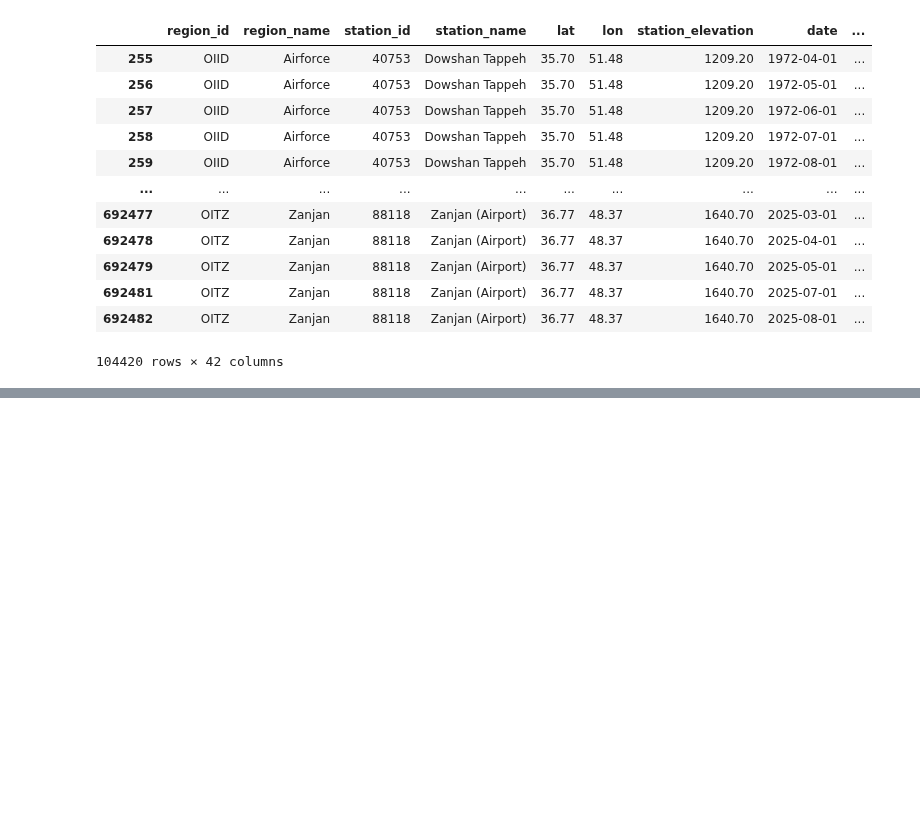
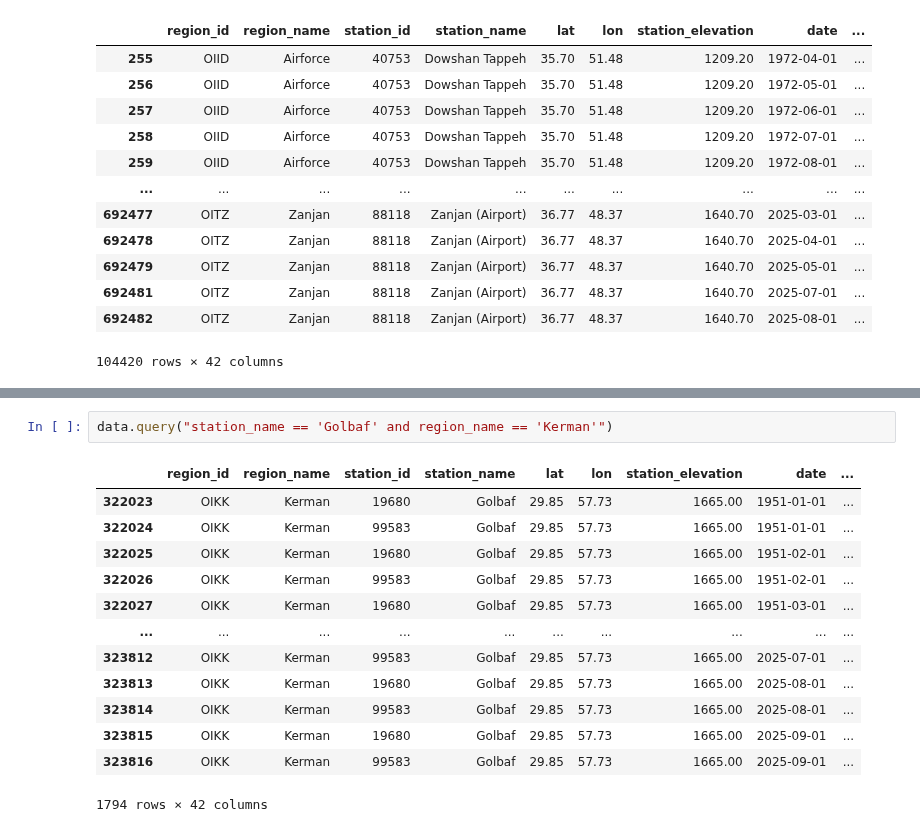
Before and after one commit to shirazialianpooya/panel-data-eto, a Jupyter notebook: src/Python/_03_.ipynb, the cells around one changed output, grey strips where cells are left out. Saved outputs shown, nothing was run; the diff lists cells and outputs as text; blank space fills up the shorter version.

```diff
--- a/src/Python/_03_.ipynb
+++ b/src/Python/_03_.ipynb
@@ -231,0 +232,16 @@ df.groupby("station_name")["station_name"].count().sort_values(ascending=False).
+# %%
+data.query("station_name == 'Golbaf' and region_name == 'Kerman'")
+# %% [output]
+|  | region_id | region_name | station_id | station_name | lat | lon | station_elevation | date | ... |
+| 322023 | OIKK | Kerman | 19680 | Golbaf | 29.85 | 57.73 | 1665.00 | 1951-01-01 | ... |
+| 322024 | OIKK | Kerman | 99583 | Golbaf | 29.85 | 57.73 | 1665.00 | 1951-01-01 | ... |
+| 322025 | OIKK | Kerman | 19680 | Golbaf | 29.85 | 57.73 | 1665.00 | 1951-02-01 | ... |
+| 322026 | OIKK | Kerman | 99583 | Golbaf | 29.85 | 57.73 | 1665.00 | 1951-02-01 | ... |
+| 322027 | OIKK | Kerman | 19680 | Golbaf | 29.85 | 57.73 | 1665.00 | 1951-03-01 | ... |
+| ... | ... | ... | ... | ... | ... | ... | ... | ... | ... |
+| 323812 | OIKK | Kerman | 99583 | Golbaf | 29.85 | 57.73 | 1665.00 | 2025-07-01 | ... |
+| 323813 | OIKK | Kerman | 19680 | Golbaf | 29.85 | 57.73 | 1665.00 | 2025-08-01 | ... |
+| 323814 | OIKK | Kerman | 99583 | Golbaf | 29.85 | 57.73 | 1665.00 | 2025-08-01 | ... |
+| 323815 | OIKK | Kerman | 19680 | Golbaf | 29.85 | 57.73 | 1665.00 | 2025-09-01 | ... |
+| 323816 | OIKK | Kerman | 99583 | Golbaf | 29.85 | 57.73 | 1665.00 | 2025-09-01 | ... |
+1794 rows × 42 columns
```
Also changed, not shown: parts of 1 cell of this notebook.
